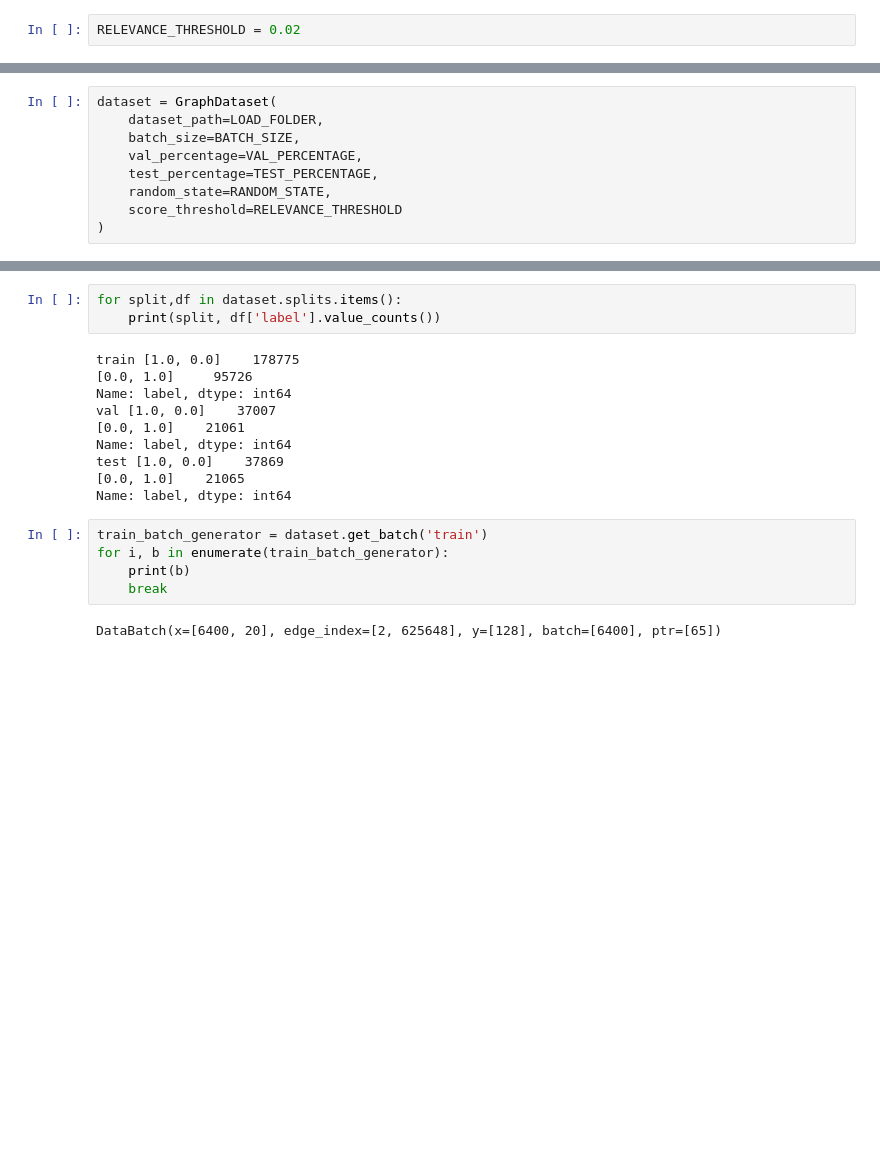
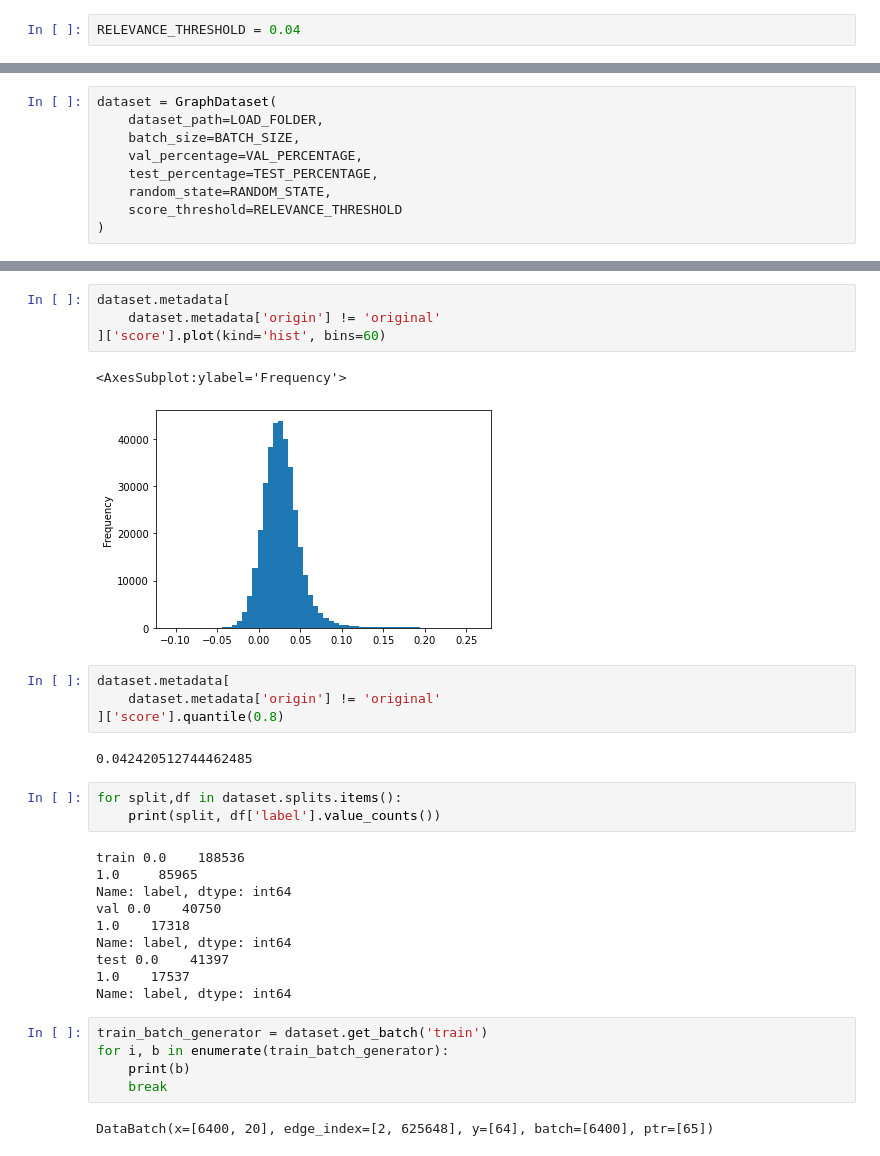
Before and after one commit to andresrosso/col-un-bioasq11, a Jupyter notebook: notebooks/graphs/batch_loader_test.ipynb, the cells around one changed output, grey strips where cells are left out. Saved outputs shown, nothing was run; the diff lists cells and outputs as text; blank space fills up the shorter version.

Commit message:
Added training notebook for graphs

```diff
--- a/notebooks/graphs/batch_loader_test.ipynb
+++ b/notebooks/graphs/batch_loader_test.ipynb
@@ -21,7 +18,7 @@ BATCH_SIZE = 64
 VAL_PERCENTAGE = 0.15
 TEST_PERCENTAGE = 0.15
 # %%
-RELEVANCE_THRESHOLD = 0.02
+RELEVANCE_THRESHOLD = 0.04
 # %%
 RANDOM_STATE = 42
 # %% [markdown]
@@ -38,15 +49,28 @@ dataset = GraphDataset(
+# %%
+dataset.metadata[
+    dataset.metadata['origin'] != 'original'
+]['score'].plot(kind='hist', bins=60)
+# %% [output]
+<AxesSubplot:ylabel='Frequency'>
+[figure, added]
+# %%
+dataset.metadata[
+    dataset.metadata['origin'] != 'original'
+]['score'].quantile(0.8)
+# %% [output]
+0.042420512744462485
 # %%
 for split,df in dataset.splits.items():
     print(split, df['label'].value_counts())
 # %% [output]
-train [1.0, 0.0]    178775
-[0.0, 1.0]     95726
+train 0.0    188536
+1.0     85965
 Name: label, dtype: int64
-val [1.0, 0.0]    37007
-[0.0, 1.0]    21061
+val 0.0    40750
+1.0    17318
 Name: label, dtype: int64
-test [1.0, 0.0]    37869
-[0.0, 1.0]    21065
+test 0.0    41397
+1.0    17537
 Name: label, dtype: int64
 # %%
 train_batch_generator = dataset.get_batch('train')
@@ -54,7 +78,7 @@ for i, b in enumerate(train_batch_generator):
     print(b)
     break
 # %% [output]
-DataBatch(x=[6400, 20], edge_index=[2, 625648], y=[128], batch=[6400], ptr=[65])
+DataBatch(x=[6400, 20], edge_index=[2, 625648], y=[64], batch=[6400], ptr=[65])
 # %%
 val_batch_generator = dataset.get_batch('val')
 for i, b in enumerate(val_batch_generator):
```
Also changed, not shown: parts of 4 cells of this notebook, 9 other files.
